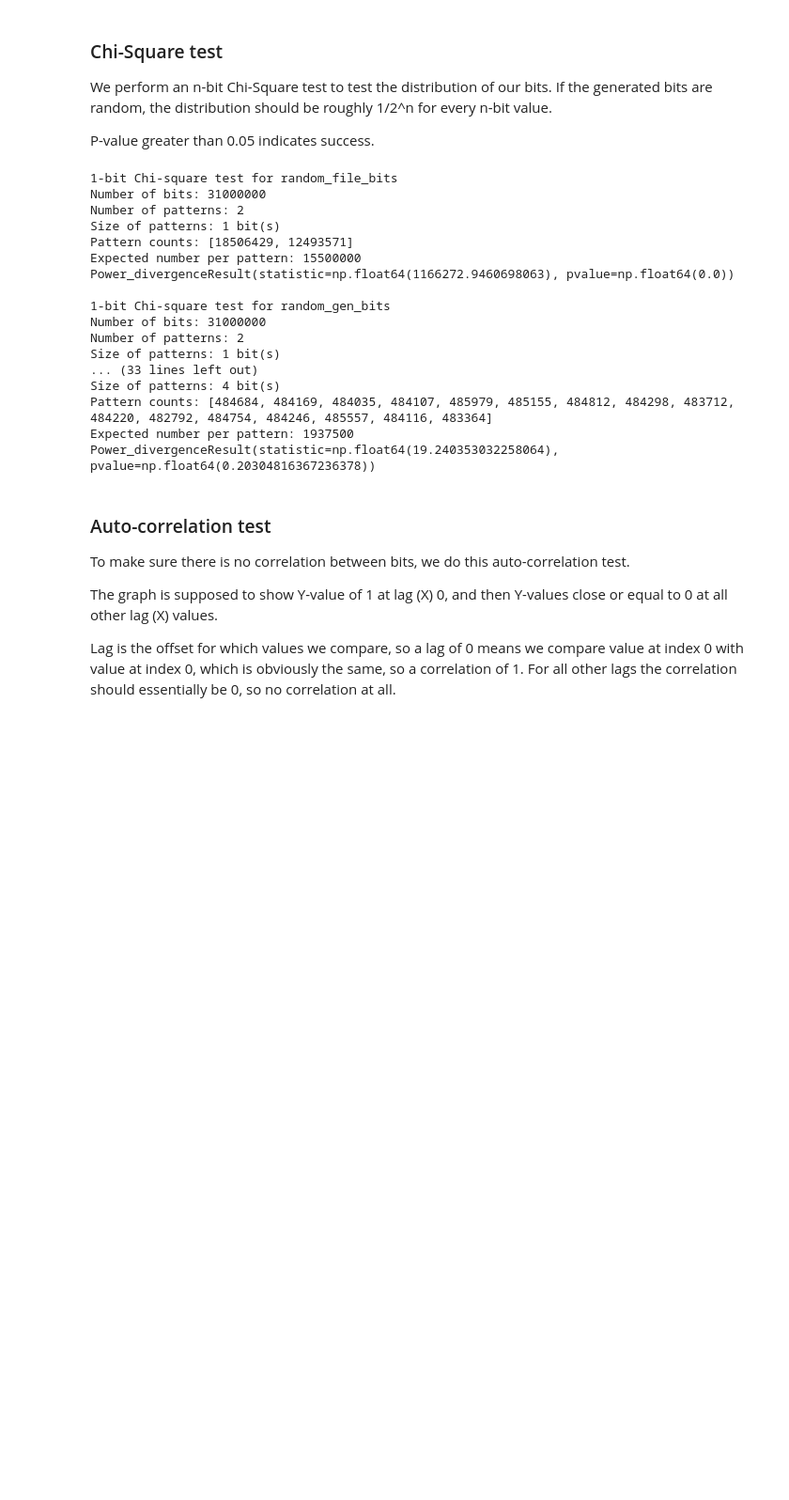
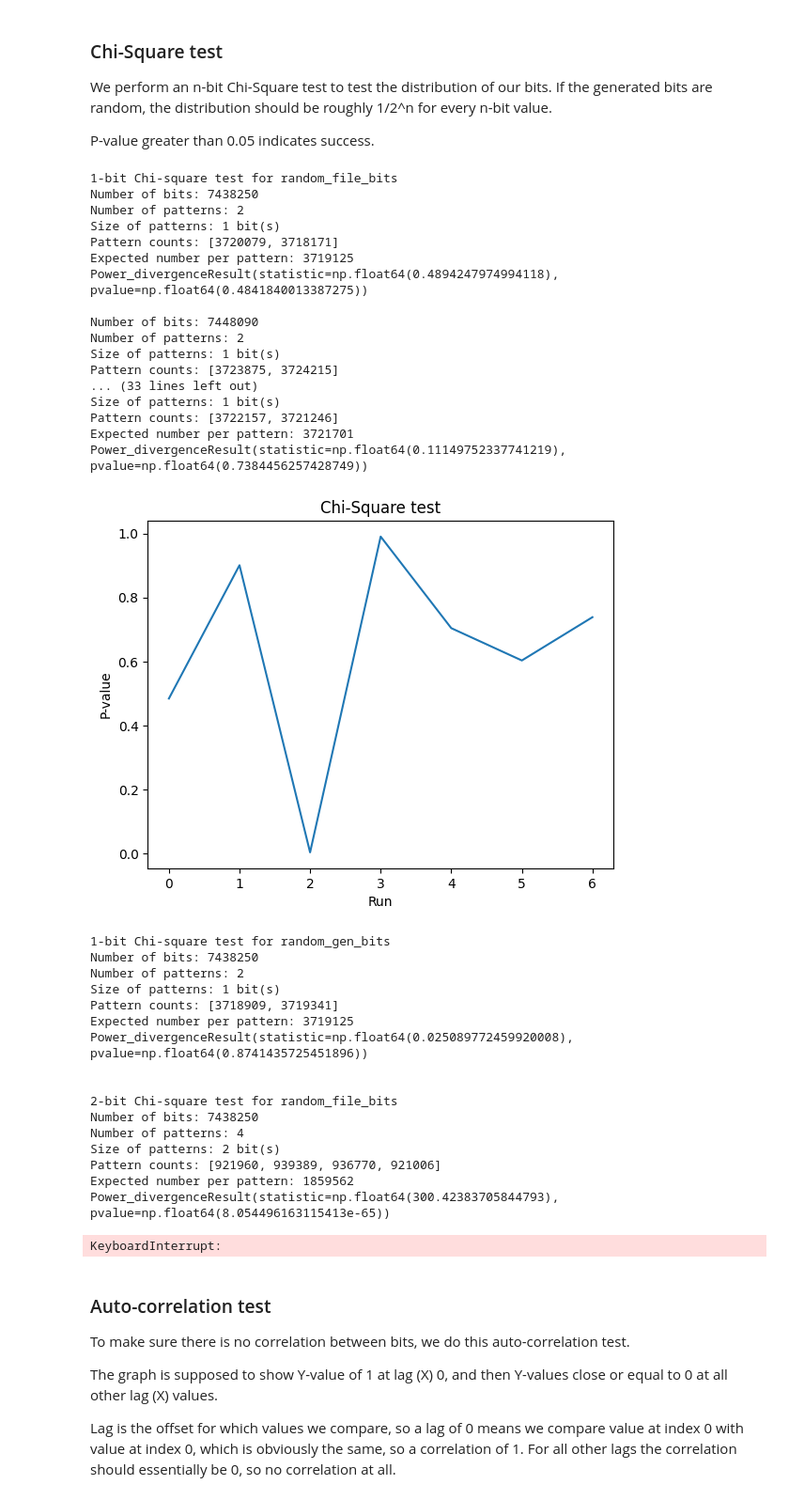
Before and after one commit to Gio200023/TRNG, a Jupyter notebook: stat_tests.ipynb, the cells around one changed output. Shown: that part at 94% size. Saved outputs shown, nothing was run; the diff lists cells and outputs as text; code cells hidden in the pictures; blank space fills up the shorter version.

Commit message:
changed tests

```diff
--- a/stat_tests.ipynb
+++ b/stat_tests.ipynb
@@ -28,56 +49,89 @@ We perform an n-bit Chi-Square test to test the distribution of our bits. If the
 P-value greater than 0.05 indicates success.
 # %%
 from scipy.stats import chisquare
+import matplotlib.pyplot as plt
 
 
 def calculate_chisquare(bits, size):
+    if len(bits) % size != 0:
+        bits = bits[:len(bits) - len(bits) % size]
+
     split_bits = []
-    for ii in range(0, num_bits, size):
+    for ii in range(0, len(bits), size):
         binary_sum = 0
         for jj in range(0, size):
             binary_sum += (bits[ii + jj]) * pow(2, size - jj - 1)
         split_bits.append(binary_sum)
 
     num_patterns = pow(2, size)
-    expected_bits = int(num_bits / num_patterns)
+    expected_bits = int(len(bits) / num_patterns)
     pattern_counts = [len([x for x in split_bits if x == pattern]) for pattern in range(num_patterns)]
 
-    print(f"Number of bits: {num_bits}")
+    print(f"Number of bits: {len(bits)}")
     print(f"Number of patterns: {num_patterns}")
     print(f"Size of patterns: {size} bit(s)")
     print(f"Pattern counts: {pattern_counts}")
     print(f"Expected number per pattern: {expected_bits}")
 
-    print(chisquare(f_obs=pattern_counts))
+    return chisquare(f_obs=pattern_counts)
 
 
 for i in [1, 2, 4]:
     print(f"{i}-bit Chi-square test for random_file_bits")
-    calculate_chisquare(random_file_bits, i)
+    values = []
+    for random_bits in random_file_bits:
+        v = calculate_chisquare(random_bits, i)
+        print(v)
+        print("")
+        values.append(v.pvalue)
+
+    plt.plot(values)
+    plt.title("Chi-Square test")
+    plt.xlabel("Run")
+    plt.ylabel("P-value")
+    plt.show()
 
     print("")
 
     print(f"{i}-bit Chi-square test for random_gen_bits")
-    calculate_chisquare(random_gen_bits, i)
+    print(calculate_chisquare(random_gen_bits, i))
     print("\n")
 # %% [output]
 1-bit Chi-square test for random_file_bits
-Number of bits: 31000000
+Number of bits: 7438250
 Number of patterns: 2
 Size of patterns: 1 bit(s)
-Pattern counts: [18506429, 12493571]
-Expected number per pattern: 15500000
-Power_divergenceResult(statistic=np.float64(1166272.9460698063), pvalue=np.float64(0.0))
+Pattern counts: [3720079, 3718171]
+Expected number per pattern: 3719125
+Power_divergenceResult(statistic=np.float64(0.4894247974994118), pvalue=np.float64(0.4841840013387275))
 
-1-bit Chi-square test for random_gen_bits
-Number of bits: 31000000
+Number of bits: 7448090
 Number of patterns: 2
 Size of patterns: 1 bit(s)
+Pattern counts: [3723875, 3724215]
 ... (33 lines left out)
-Size of patterns: 4 bit(s)
-Pattern counts: [484684, 484169, 484035, 484107, 485979, 485155, 484812, 484298, 483712, 484220, 482792, 484754, 484246, 485557, 484116, 483364]
-Expected number per pattern: 1937500
-Power_divergenceResult(statistic=np.float64(19.240353032258064), pvalue=np.float64(0.20304816367236378))
+Size of patterns: 1 bit(s)
+Pattern counts: [3722157, 3721246]
+Expected number per pattern: 3721701
+Power_divergenceResult(statistic=np.float64(0.11149752337741219), pvalue=np.float64(0.7384456257428749))
+[figure, added]
+1-bit Chi-square test for random_gen_bits
+Number of bits: 7438250
+Number of patterns: 2
+Size of patterns: 1 bit(s)
+Pattern counts: [3718909, 3719341]
+Expected number per pattern: 3719125
+Power_divergenceResult(statistic=np.float64(0.025089772459920008), pvalue=np.float64(0.8741435725451896))
+
+
+2-bit Chi-square test for random_file_bits
+Number of bits: 7438250
+Number of patterns: 4
+Size of patterns: 2 bit(s)
+Pattern counts: [921960, 939389, 936770, 921006]
+Expected number per pattern: 1859562
+Power_divergenceResult(statistic=np.float64(300.42383705844793), pvalue=np.float64(8.054496163115413e-65))
+KeyboardInterrupt:
 # %% [markdown]
 ### Auto-correlation test
 
```
Also changed, not shown: parts of 4 cells of this notebook.
